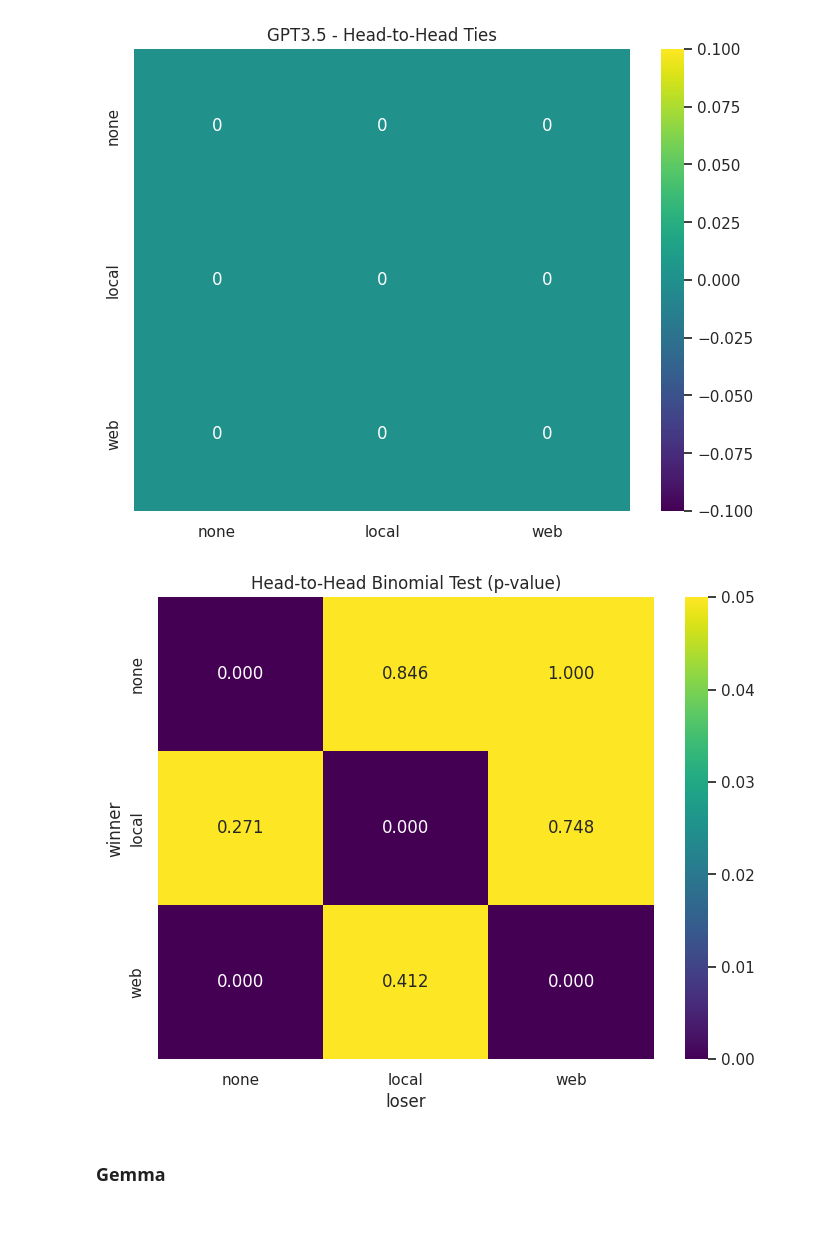
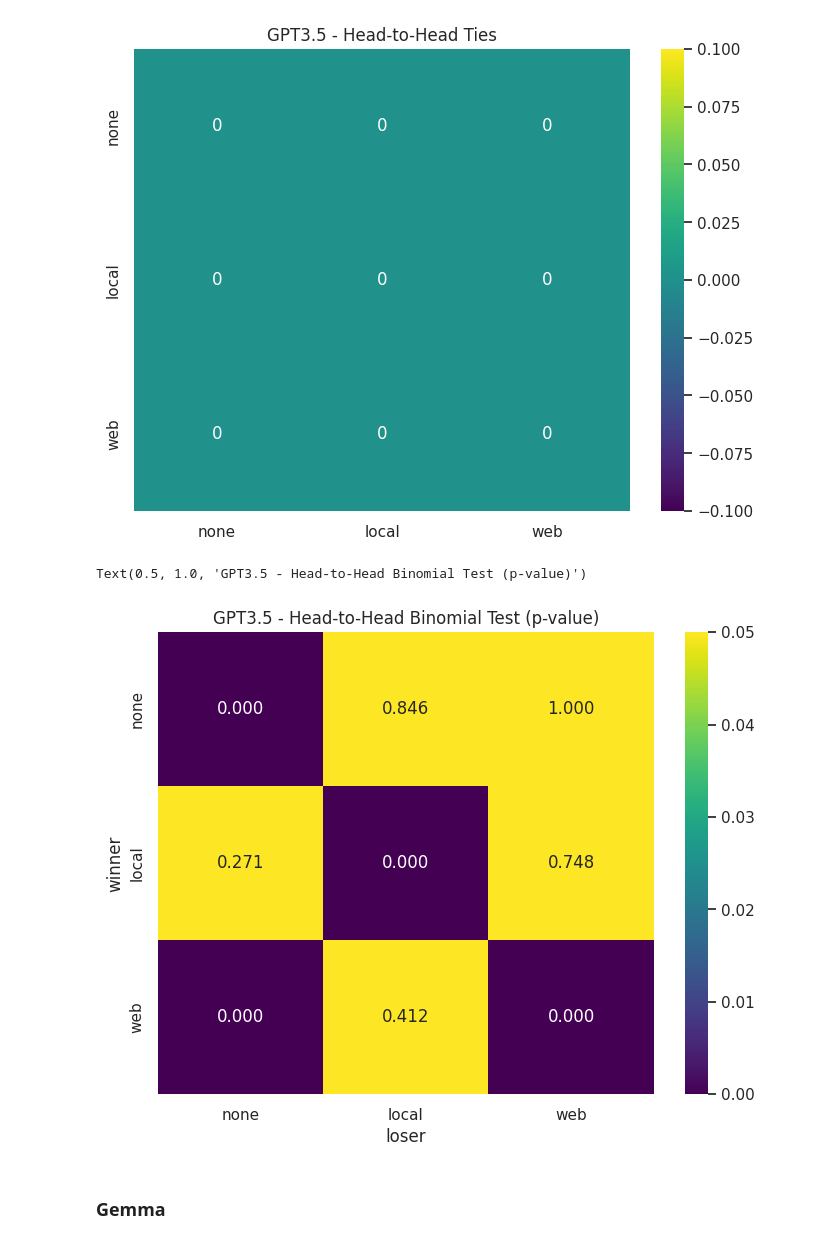
Before and after one commit to lancewilhelm/cs6804_final, a Jupyter notebook: analysis.ipynb, the cells around one changed output. Cells and saved outputs as stored; diff of their text form; code cells hidden in the pictures.

```diff
--- a/analysis.ipynb
+++ b/analysis.ipynb
@@ -693,10 +697,12 @@ plt.title('GPT3.5 - Head-to-Head Ties')
 # %% [output]
 Text(0.5, 1.0, 'GPT3.5 - Head-to-Head Ties')
 [figure]
-# %%
-graph_h2h_binomtest(gpt35)
-# %% [output]
-[figure, removed]
+# %%
+graph_h2h_binomtest(gpt35)
+plt.title('GPT3.5 - Head-to-Head Binomial Test (p-value)')
+# %% [output]
+Text(0.5, 1.0, 'GPT3.5 - Head-to-Head Binomial Test (p-value)')
+[figure, added]
 # %% [markdown]
 ### Gemma
 # %%
```
Also changed, not shown: parts of 10 cells of this notebook, 7 other files.
